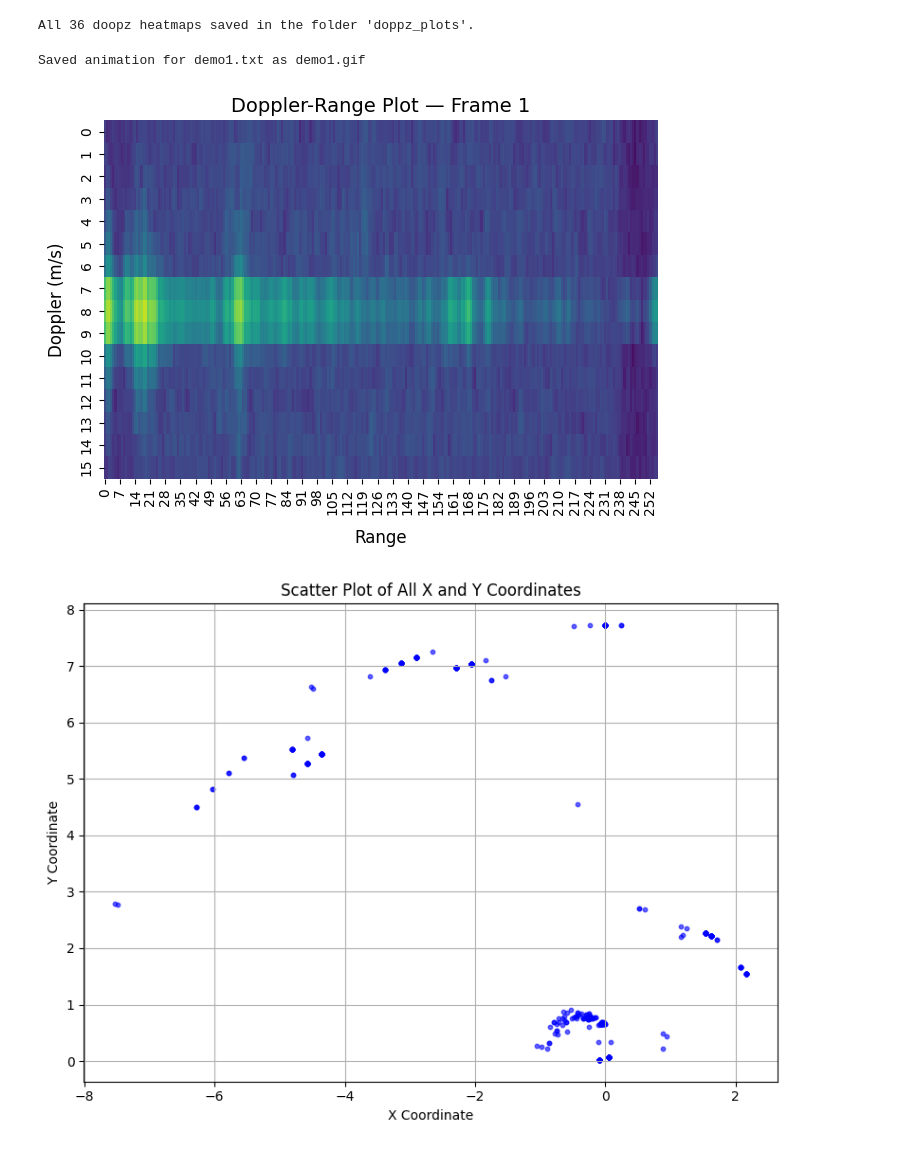
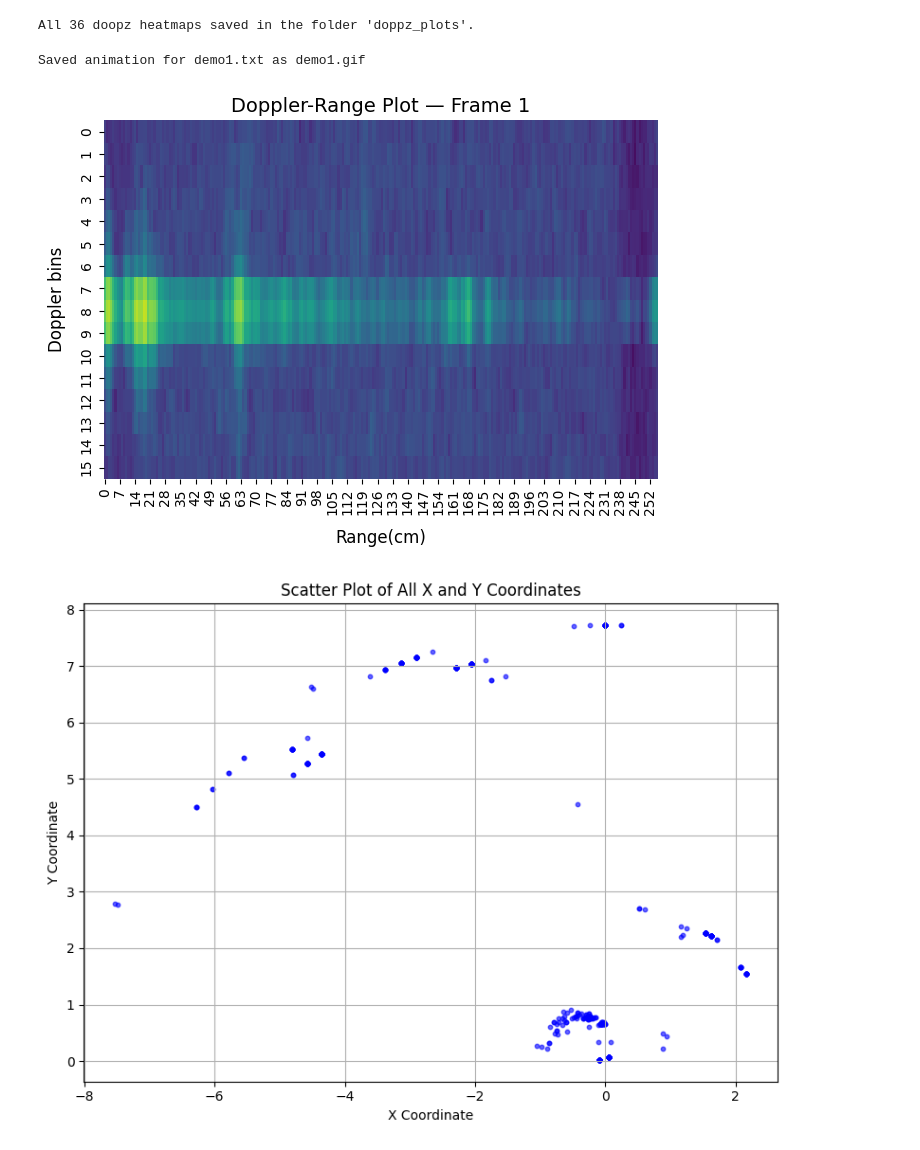
Before and after one commit to pranjal-chatterjee/radar-testing, a Jupyter notebook: test.ipynb, the cells around one changed output. Saved outputs shown, nothing was run; the diff lists cells and outputs as text; code cells hidden in the pictures.

Commit message:
graph label changes

```diff
--- a/test.ipynb
+++ b/test.ipynb
@@ -396,36 +396,36 @@ doppler_global = np.array(mmwave_df['doppz'].tolist())  # ensure 2D list array
 min_global = np.min(doppler_global)
 max_global = np.max(doppler_global)
 
 # Generate datetime field
 datetime_str = data[0]['answer']['datenow'].split("/")[-1] + "-" + str("0") + str(int(data[0]['answer']['datenow'].split("/")[1]) + 1) + "-" + data[0]['answer']['datenow'].split("/")[0]
 mmwave_df['datetime'] = mmwave_df['timenow'].apply(lambda e: datetime_str + ' ' + ':'.join(e.split('_')))
 
 # Set up plot
 fig, ax = plt.subplots()
 frame_counter = [0]
 
 def update(i):
     frame = np.array(doppler_global[i]).astype(np.float32)
     frame = (frame - min_global) / (max_global - min_global + 1e-5)
     ax.clear()
     sns.heatmap(frame, ax=ax, cbar=False, cmap='viridis', vmax=1, vmin=0)
-    ax.set_xlabel('Range', fontsize=12, labelpad=10)
-    ax.set_ylabel('Doppler (m/s)', fontsize=12, labelpad=10)
+    ax.set_xlabel('Range(cm)', fontsize=12, labelpad=10)
+    ax.set_ylabel('Doppler bins', fontsize=12, labelpad=10)
     ax.set_title(f'Doppler-Range Plot — Frame {i + 1}', fontsize=14)
     plt.tight_layout()
 
 
 
 # Create and save animation
 ani = FuncAnimation(fig, update, frames=range(len(doppler_global)), repeat=False)
 file_base = os.path.splitext(file_name)[0]
 gif_name = f"{file_base}.gif"
 mywriter = animation.PillowWriter(fps=5)
 ani.save(gif_name, writer=mywriter)
 print(f"Saved animation for {file_name} as {gif_name}")
 # %% [output]
 Saved animation for demo1.txt as demo1.gif
-[figure, old version]
+[figure, new version]
 # %%
 # Extract x_coord and y_coord from all frames in raw data
 x_all = []
```
Also changed, not shown: 1 other file.
